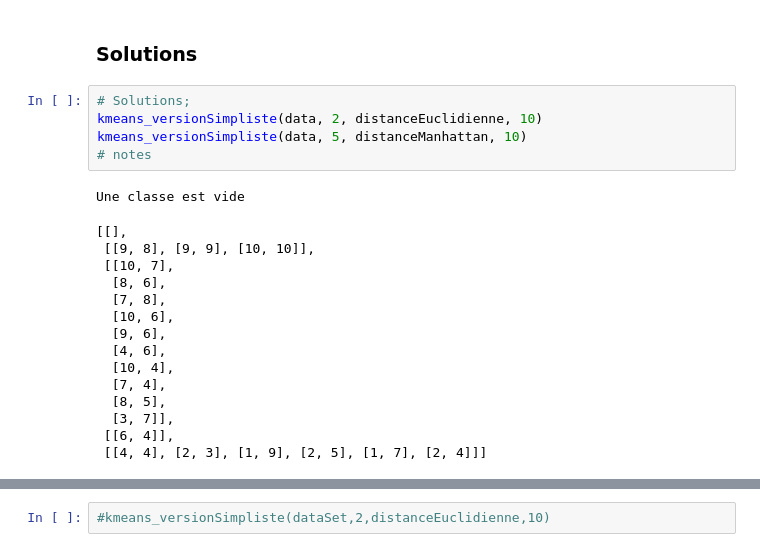
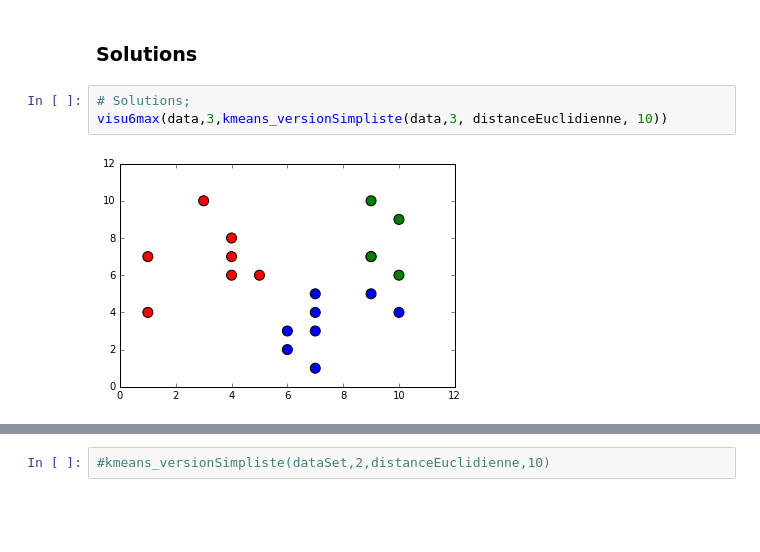
Before and after one commit to noemieSP/AtelierCodeWeekTDS, a Jupyter notebook: AtelierDS_CodeWeek.ipynb, the cells around one changed output, grey strips where cells are left out. Cells and saved outputs as stored; diff of their text form; blank space fills up the shorter version.

```diff
--- a/AtelierDS_CodeWeek.ipynb
+++ b/AtelierDS_CodeWeek.ipynb
@@ -294,22 +291,6 @@ Les autres couleurs, la distance de Mahattan
 ### Solutions
 # %%
 # Solutions;
-kmeans_versionSimpliste(data, 2, distanceEuclidienne, 10)
-kmeans_versionSimpliste(data, 5, distanceManhattan, 10)
-# notes
+visu6max(data,3,kmeans_versionSimpliste(data,3, distanceEuclidienne, 10))
 # %% [output]
-Une classe est vide
-[[],
- [[9, 8], [9, 9], [10, 10]],
- [[10, 7],
-  [8, 6],
-  [7, 8],
-  [10, 6],
-  [9, 6],
-  [4, 6],
-  [10, 4],
-  [7, 4],
-  [8, 5],
-  [3, 7]],
- [[6, 4]],
- [[4, 4], [2, 3], [1, 9], [2, 5], [1, 7], [2, 4]]]
+[figure, added]
```
Also changed, not shown: parts of 3 cells of this notebook.
